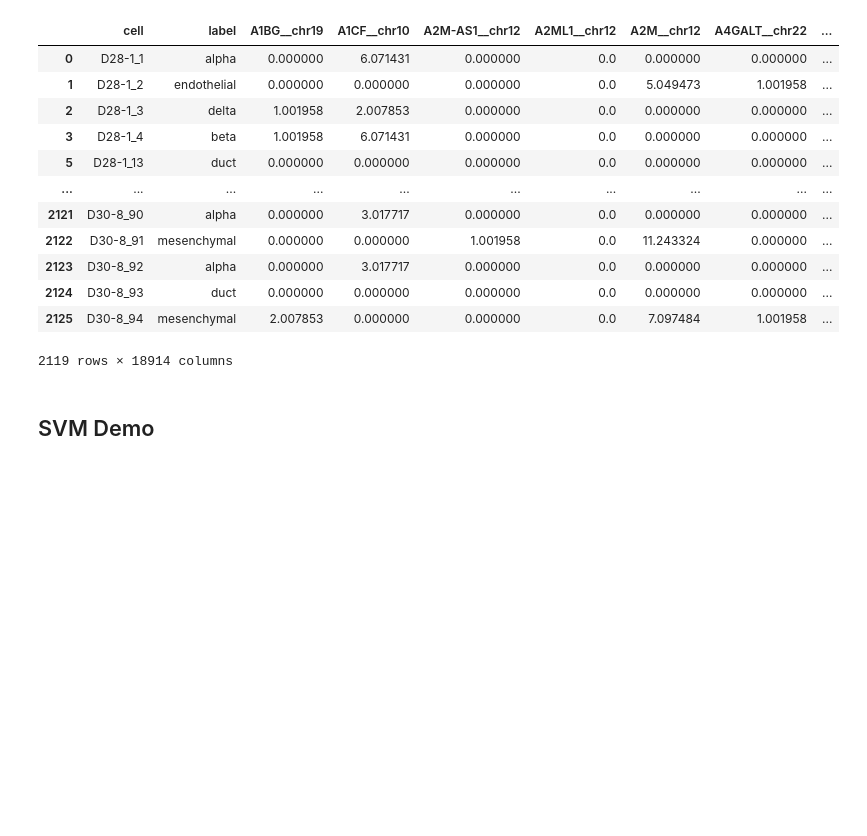
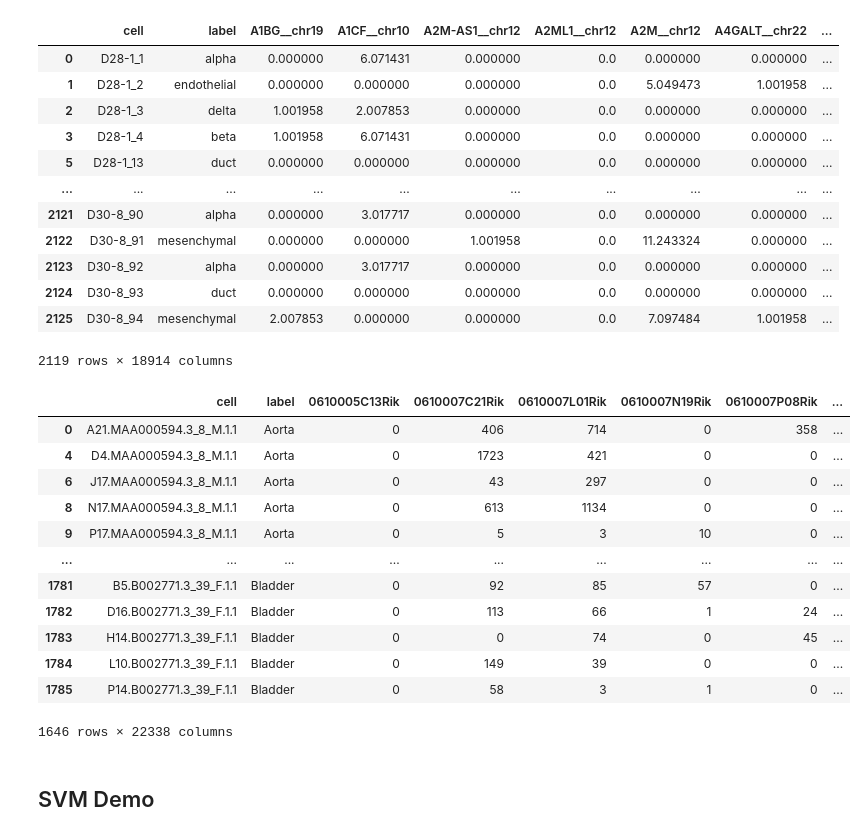
Before and after one commit to nchien2/stats205-Final, a Jupyter notebook: preprocessDemo.ipynb, the cells around one changed output. Drawn from its saved outputs; the diff is of its cells as text; code cells hidden in the pictures; blank space fills up the shorter version.

```diff
--- a/preprocessDemo.ipynb
+++ b/preprocessDemo.ipynb
@@ -85,6 +150,23 @@ data
 | 2124 | D30-8_93 | duct | 0.000000 | 0.000000 | 0.000000 | 0.0 | 0.000000 | 0.000000 | ... |
 | 2125 | D30-8_94 | mesenchymal | 2.007853 | 0.000000 | 0.000000 | 0.0 | 7.097484 | 1.001958 | ... |
 2119 rows × 18914 columns
+# %%
+# pre-processed tabula muris data
+data
+# %% [output]
+|  | cell | label | 0610005C13Rik | 0610007C21Rik | 0610007L01Rik | 0610007N19Rik | 0610007P08Rik | ... |
+| 0 | A21.MAA000594.3_8_M.1.1 | Aorta | 0 | 406 | 714 | 0 | 358 | ... |
+| 4 | D4.MAA000594.3_8_M.1.1 | Aorta | 0 | 1723 | 421 | 0 | 0 | ... |
+| 6 | J17.MAA000594.3_8_M.1.1 | Aorta | 0 | 43 | 297 | 0 | 0 | ... |
+| 8 | N17.MAA000594.3_8_M.1.1 | Aorta | 0 | 613 | 1134 | 0 | 0 | ... |
+| 9 | P17.MAA000594.3_8_M.1.1 | Aorta | 0 | 5 | 3 | 10 | 0 | ... |
+| ... | ... | ... | ... | ... | ... | ... | ... | ... |
+| 1781 | B5.B002771.3_39_F.1.1 | Bladder | 0 | 92 | 85 | 57 | 0 | ... |
+| 1782 | D16.B002771.3_39_F.1.1 | Bladder | 0 | 113 | 66 | 1 | 24 | ... |
+| 1783 | H14.B002771.3_39_F.1.1 | Bladder | 0 | 0 | 74 | 0 | 45 | ... |
+| 1784 | L10.B002771.3_39_F.1.1 | Bladder | 0 | 149 | 39 | 0 | 0 | ... |
+| 1785 | P14.B002771.3_39_F.1.1 | Bladder | 0 | 58 | 3 | 1 | 0 | ... |
+1646 rows × 22338 columns
 # %% [markdown]
 ## SVM Demo
 # %%
```
Also changed, not shown: parts of 6 cells of this notebook.
